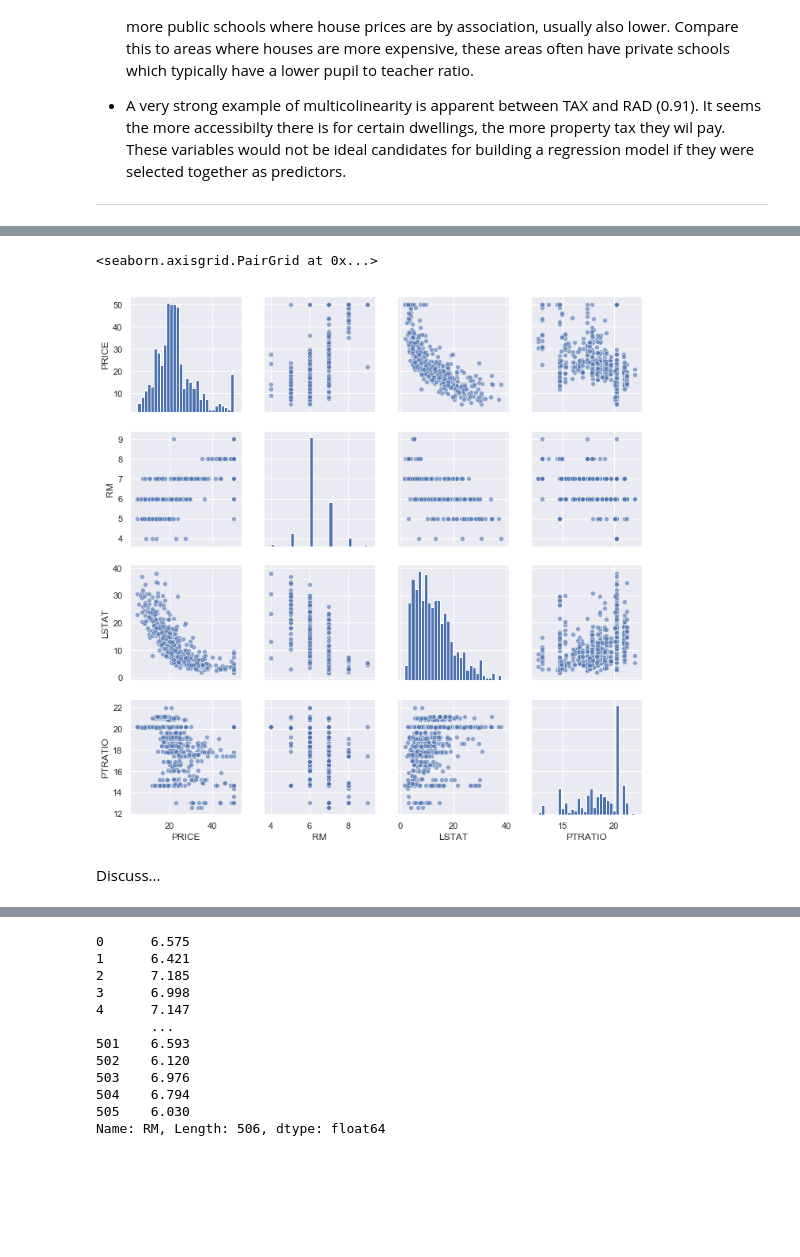
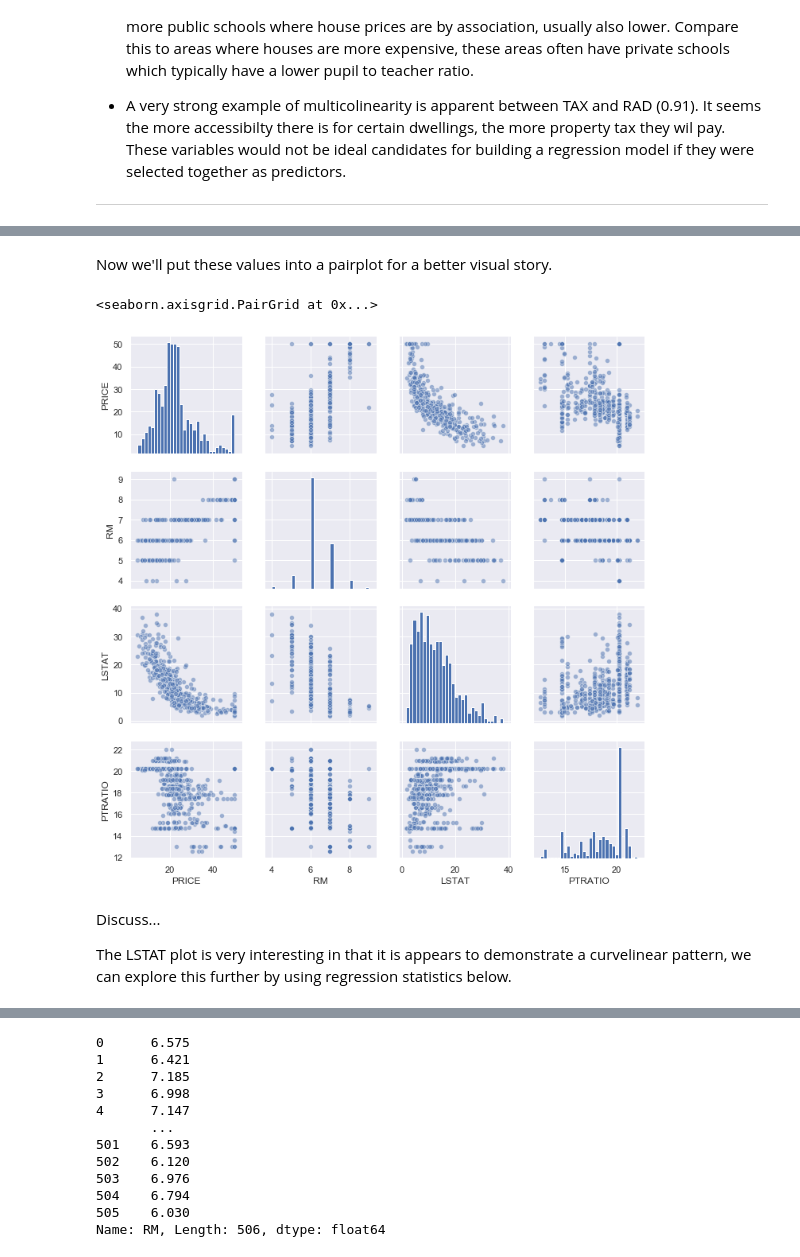
Before and after one commit to Datagatherer2357/Machine-Learning-and-Statistics-2019-Assessment, a Jupyter notebook: Machine-Learning-and-Statistics-2019-Assessment.ipynb, the cells around one changed output, grey strips where cells are left out. Drawn from its saved outputs; the diff is of its cells as text; code cells hidden in the pictures; blank space fills up the shorter version.

```diff
--- a/Machine-Learning-and-Statistics-2019-Assessment.ipynb
+++ b/Machine-Learning-and-Statistics-2019-Assessment.ipynb
@@ -437,17 +432,21 @@ price_rel
 | 504 | 22.0 | 7.0 | 6.48 | 21.0 |
 | 505 | 11.9 | 6.0 | 7.88 | 21.0 |
 506 rows × 4 columns
+# %% [markdown]
+Now we'll put these values into a pairplot for a better visual story.
 # %%
 # https://seaborn.pydata.org/tutorial/axis_grids.html
 
 sns.pairplot(price_rel,
-plot_kws={'alpha': 0.6},
+plot_kws={'alpha': 0.5},
 diag_kws={'bins': 30})
 # %% [output]
 <seaborn.axisgrid.PairGrid at 0x...>
-[figure, old version]
+[figure, new version]
-# %% [markdown]
-Discuss...
+# %% [markdown]
+Discuss...
+
+The LSTAT plot is very interesting in that it is appears to demonstrate a curvelinear pattern, we can explore this further by using regression statistics below.
 # %%
 # Regression: [16]
 # Using the dataset “Boston”, explore the association between the dependant
```
Also changed, not shown: parts of 36 cells of this notebook.
